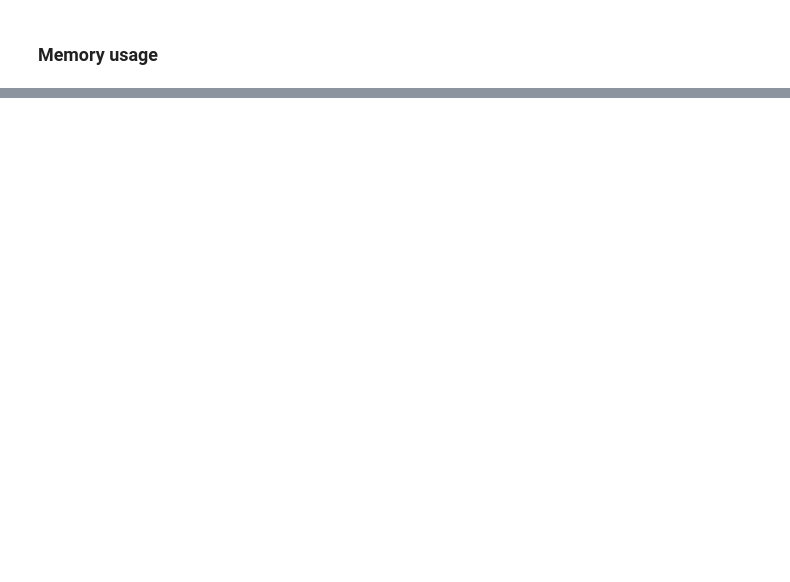
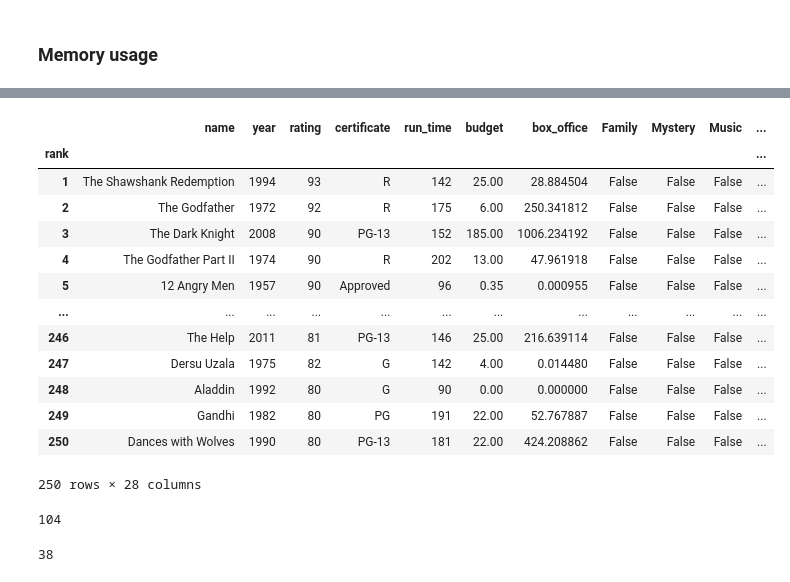
Before and after one commit to joinplank/mlcbameetup, a Jupyter notebook: uso_eficiente_pandas/charla.ipynb, the cells around one changed output, grey strips where cells are left out. Drawn from its saved outputs; the diff is of its cells as text; code cells hidden in the pictures; blank space fills up the shorter version.

```diff
--- a/uso_eficiente_pandas/charla.ipynb
+++ b/uso_eficiente_pandas/charla.ipynb
@@ -427,6 +809,9 @@ def clean_data(input_df):
             / 1_000_000
         )[0]
 
+    movie_genres = input_df.genre.str.split(',')
+    genres = (set([genre for genre_list in movie_genres for genre in genre_list]))
+
     return (
         input_df
         .drop(columns=['tagline', 'casts', 'directors', 'writers'])
@@ -449,5 +834,33 @@ def clean_data(input_df):
     )
 # %%
 movies_refined = clean_data(top_250_movies)
+# %%
+movies_refined
+# %% [output]
+|  | name | year | rating | certificate | run_time | budget | box_office | Family | Mystery | Music | ... |
+| rank |  |  |  |  |  |  |  |  |  |  | ... |
+| 1 | The Shawshank Redemption | 1994 | 93 | R | 142 | 25.00 | 28.884504 | False | False | False | ... |
+| 2 | The Godfather | 1972 | 92 | R | 175 | 6.00 | 250.341812 | False | False | False | ... |
+| 3 | The Dark Knight | 2008 | 90 | PG-13 | 152 | 185.00 | 1006.234192 | False | False | False | ... |
+| 4 | The Godfather Part II | 1974 | 90 | R | 202 | 13.00 | 47.961918 | False | False | False | ... |
+| 5 | 12 Angry Men | 1957 | 90 | Approved | 96 | 0.35 | 0.000955 | False | False | False | ... |
+| ... | ... | ... | ... | ... | ... | ... | ... | ... | ... | ... | ... |
+| 246 | The Help | 2011 | 81 | PG-13 | 146 | 25.00 | 216.639114 | False | False | False | ... |
+| 247 | Dersu Uzala | 1975 | 82 | G | 142 | 4.00 | 0.014480 | False | False | False | ... |
+| 248 | Aladdin | 1992 | 80 | G | 90 | 0.00 | 0.000000 | False | False | False | ... |
+| 249 | Gandhi | 1982 | 80 | PG | 191 | 22.00 | 52.767887 | False | False | False | ... |
+| 250 | Dances with Wolves | 1990 | 80 | PG-13 | 181 | 22.00 | 424.208862 | False | False | False | ... |
+250 rows × 28 columns
+# %%
+top_250_movies = pd.read_csv('data/top_250_movies.csv', index_col='rank')
+
+mem_usage(
+top_250_movies
+.drop(columns=['tagline', 'casts', 'directors', 'writers'])
+)
+# %% [output]
+104
 # %%
 mem_usage(movies_refined)
+# %% [output]
+38
```
Also changed, not shown: parts of 67 cells of this notebook, 1 other file.
